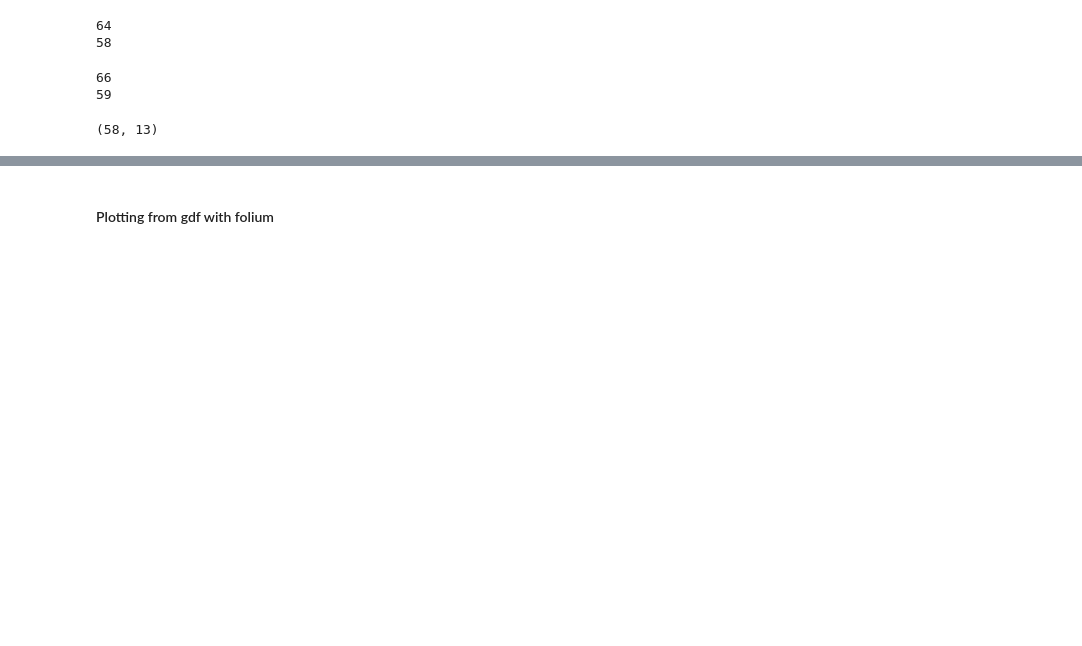
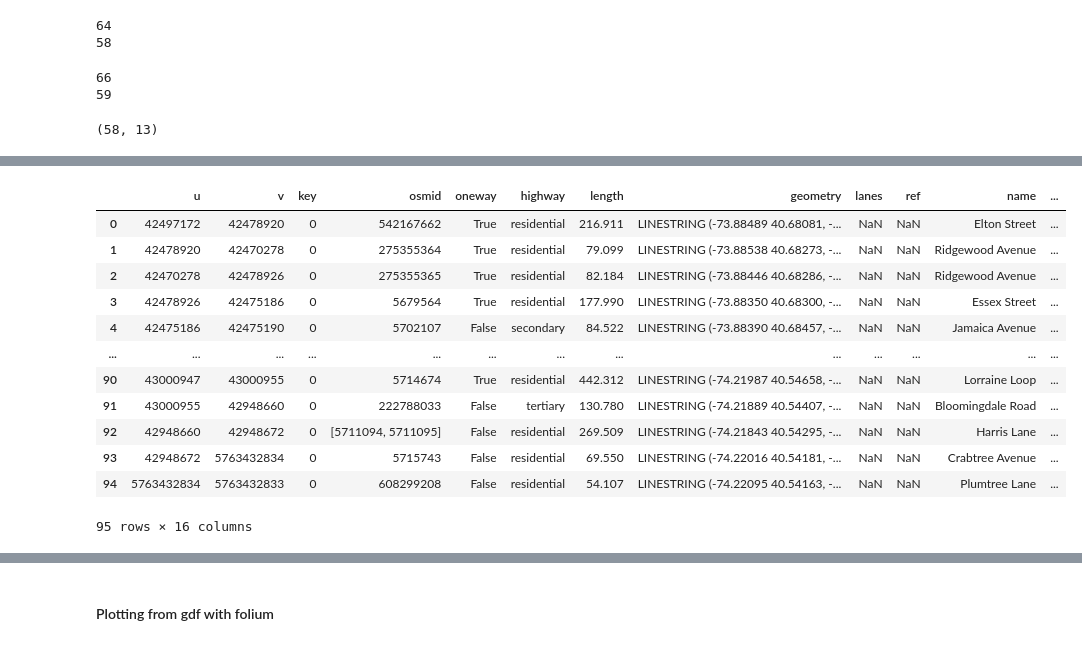
Before and after one commit to jcoumont/nyc-navigation, a Jupyter notebook: playground/OSM_2.ipynb, the cells around one changed output, grey strips where cells are left out. Saved outputs shown, nothing was run; the diff lists cells and outputs as text; code cells hidden in the pictures; blank space fills up the shorter version.

```diff
--- a/playground/OSM_2.ipynb
+++ b/playground/OSM_2.ipynb
@@ -128,3 +159,25 @@ ValueError: Invalid field type <class 'list'>
+# %%
+from shapely import wkt
+
+filename = "route.csv"
+df = pd.read_csv(filename)
+df['geometry'] = df['geometry'].apply(wkt.loads)
+gdf = gpd.GeoDataFrame(df, geometry=df.geometry, crs = 'EPSG:4326' )
+gdf
+# %% [output]
+|  | u | v | key | osmid | oneway | highway | length | geometry | lanes | ref | name | ... |
+| 0 | 42497172 | 42478920 | 0 | 542167662 | True | residential | 216.911 | LINESTRING (-73.88489 40.68081, -... | NaN | NaN | Elton Street | ... |
+| 1 | 42478920 | 42470278 | 0 | 275355364 | True | residential | 79.099 | LINESTRING (-73.88538 40.68273, -... | NaN | NaN | Ridgewood Avenue | ... |
+| 2 | 42470278 | 42478926 | 0 | 275355365 | True | residential | 82.184 | LINESTRING (-73.88446 40.68286, -... | NaN | NaN | Ridgewood Avenue | ... |
+| 3 | 42478926 | 42475186 | 0 | 5679564 | True | residential | 177.990 | LINESTRING (-73.88350 40.68300, -... | NaN | NaN | Essex Street | ... |
+| 4 | 42475186 | 42475190 | 0 | 5702107 | False | secondary | 84.522 | LINESTRING (-73.88390 40.68457, -... | NaN | NaN | Jamaica Avenue | ... |
+| ... | ... | ... | ... | ... | ... | ... | ... | ... | ... | ... | ... | ... |
+| 90 | 43000947 | 43000955 | 0 | 5714674 | True | residential | 442.312 | LINESTRING (-74.21987 40.54658, -... | NaN | NaN | Lorraine Loop | ... |
+| 91 | 43000955 | 42948660 | 0 | 222788033 | False | tertiary | 130.780 | LINESTRING (-74.21889 40.54407, -... | NaN | NaN | Bloomingdale Road | ... |
+| 92 | 42948660 | 42948672 | 0 | [5711094, 5711095] | False | residential | 269.509 | LINESTRING (-74.21843 40.54295, -... | NaN | NaN | Harris Lane | ... |
+| 93 | 42948672 | 5763432834 | 0 | 5715743 | False | residential | 69.550 | LINESTRING (-74.22016 40.54181, -... | NaN | NaN | Crabtree Avenue | ... |
+| 94 | 5763432834 | 5763432833 | 0 | 608299208 | False | residential | 54.107 | LINESTRING (-74.22095 40.54163, -... | NaN | NaN | Plumtree Lane | ... |
+95 rows × 16 columns
 # %%
 get_route_detail(G_weight, route)
 # %% [output]
```
Also changed, not shown: parts of 7 cells of this notebook, 3 other files.
